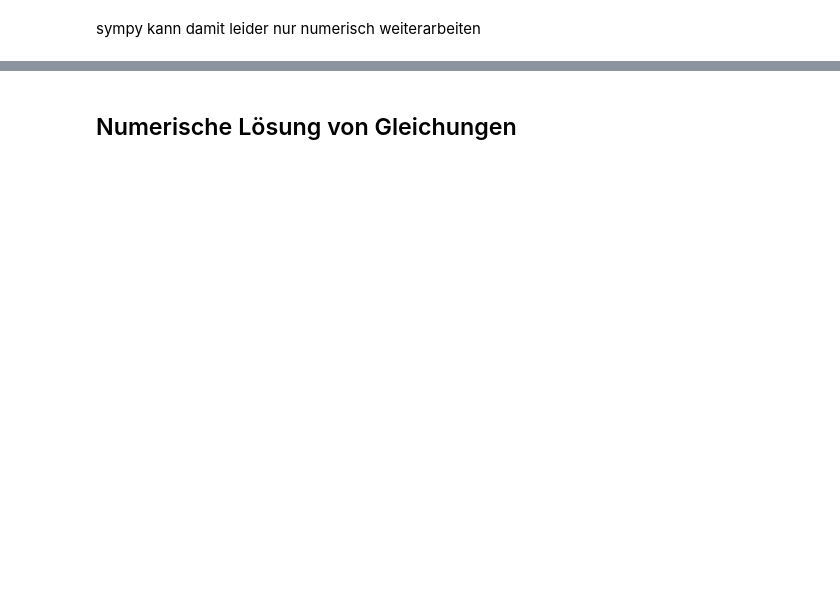
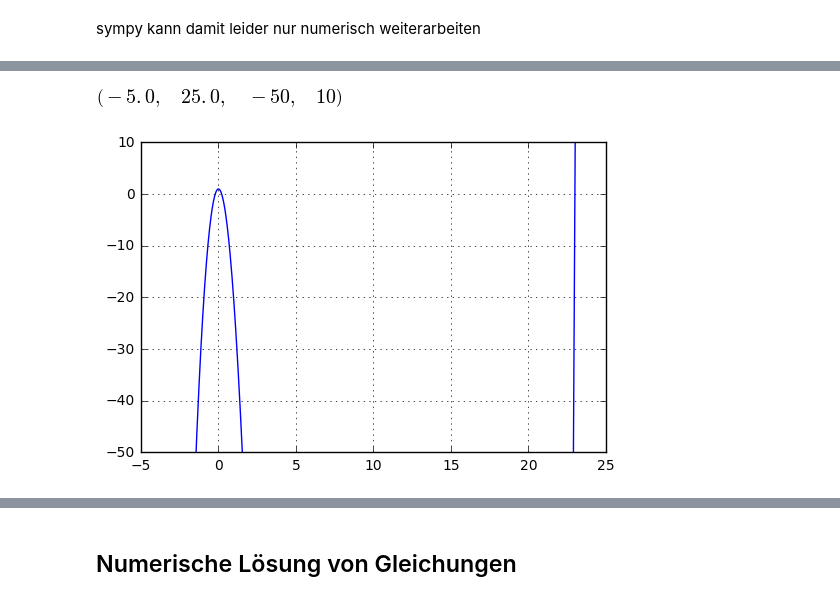
Before and after one commit to Ruediger-Braun/compana16, a Jupyter notebook: Lektion05.ipynb, the cells around one changed output, grey strips where cells are left out. Drawn from its saved outputs; the diff is of its cells as text; code cells hidden in the pictures; blank space fills up the shorter version.

```diff
--- a/Lektion05.ipynb
+++ b/Lektion05.ipynb
@@ -72,9 +90,12 @@ Lsg
 # %%
 fn = lambdify(x, f, 'numpy')
-xn = np.linspace(-5, 24)
+xn = np.linspace(-5, 24, 1200)
 plt.plot(xn, fn(xn))
 plt.grid()
-#plt.axis(ymin=-50, ymax=10)
+plt.axis(ymin=-50, ymax=10)
+# %% [output]
+[figure, added]
+[figure, added]
 # %%
 rlsg = roots(Glg, trig=True)
 rlsg
```
Also changed, not shown: parts of 35 cells of this notebook.
